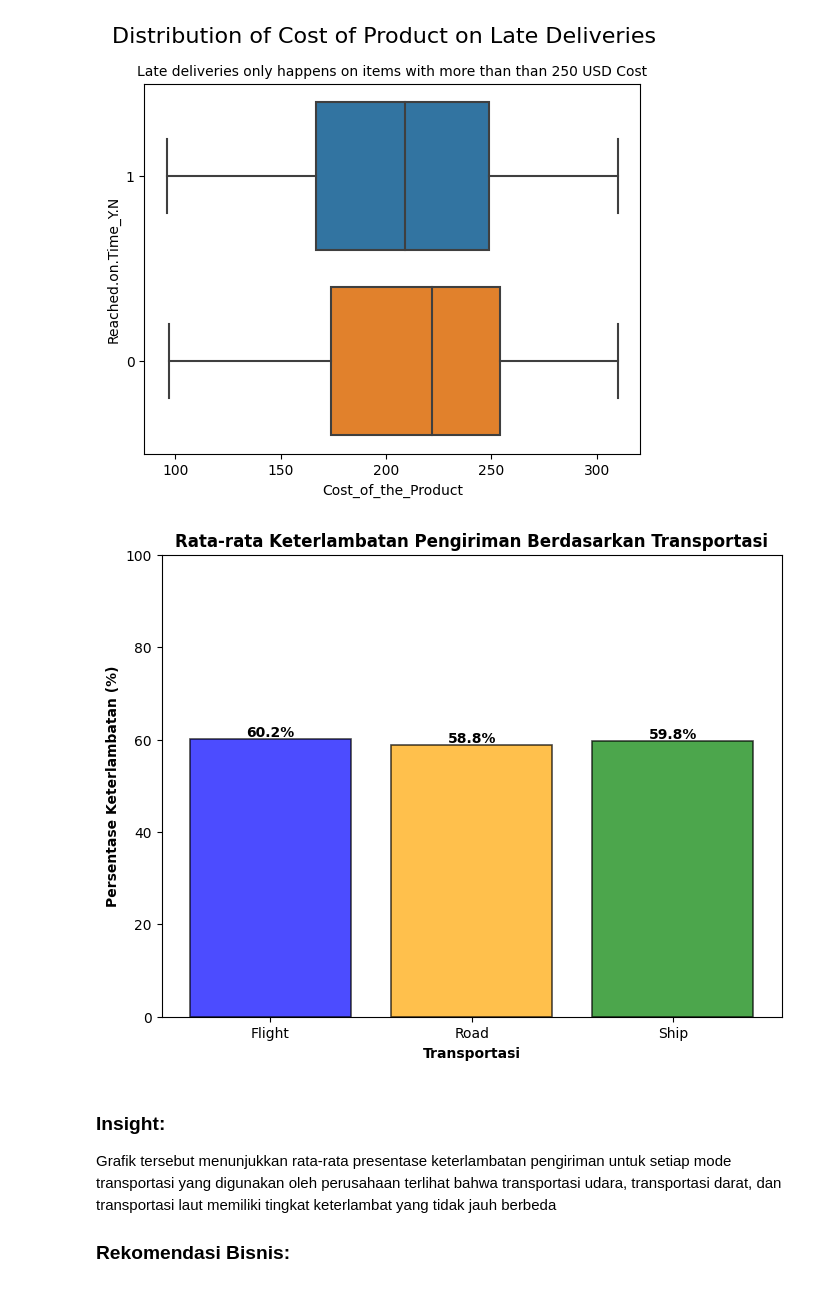
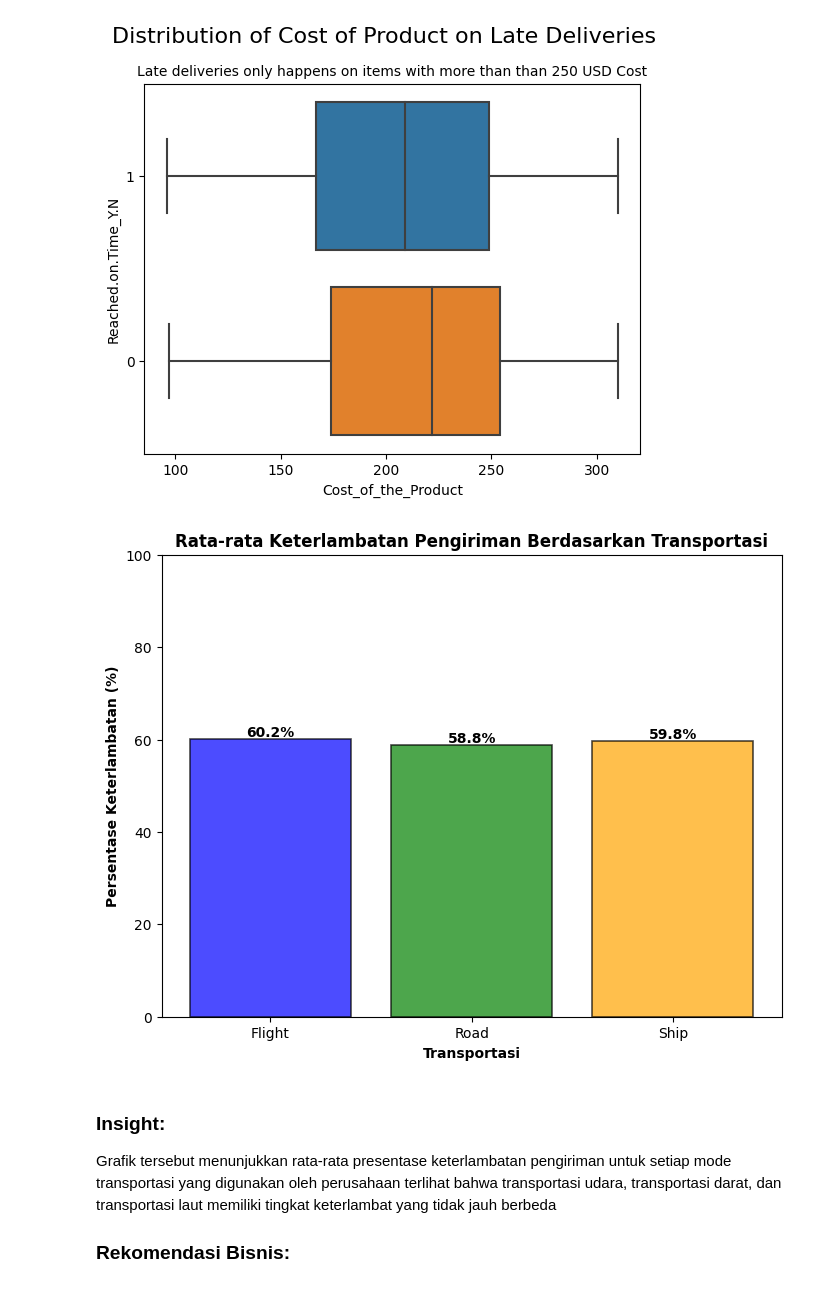
Before and after one commit to mezkymy/ecommerce-ds, a Jupyter notebook: Final_Project_DS_Rakamin_Batch_31_Kelompok_4_(Cobra).ipynb, the cells around one changed output. Cells and saved outputs as stored; diff of their text form; code cells hidden in the pictures.

```diff
--- a/Final_Project_DS_Rakamin_Batch_31_Kelompok_4_(Cobra).ipynb
+++ b/Final_Project_DS_Rakamin_Batch_31_Kelompok_4_(Cobra).ipynb
@@ -414,30 +414,30 @@ plt.show()
 # %%
 import numpy as np
 import matplotlib.pyplot as plt
 import matplotlib.colors as mcolors
 
 # Hitung late delivery percentage untuk setiap mode of transport
 delay_by_shipment = df.groupby('Mode_of_Shipment')['Reached.on.Time_Y.N'].mean() * 100
 
 # Buat bar plot dengan gradient colors dan efek bayangan
 fig, ax = plt.subplots(figsize=(8, 6))
-colors = mcolors.LinearSegmentedColormap.from_list("mycolors", ["blue", "red", "orange", "yellow", "green"])(np.linspace(0, 1, len(delay_by_shipment)))
+colors = mcolors.LinearSegmentedColormap.from_list("mycolors", ["blue", "red", "green", "yellow", "orange"])(np.linspace(0, 1, len(delay_by_shipment)))
 ax.bar(delay_by_shipment.index, delay_by_shipment.values, color=colors, edgecolor='black', linewidth=1.2, alpha=0.7)
 
 # Tambahkan label pada setiap bar
 for i, v in enumerate(delay_by_shipment.values):
     ax.text(i, v+0.5, str(round(v,1)) + '%', ha='center', fontweight='bold')
 
 # Tambahkan label pada sumbu x dan y, serta judul grafik
 ax.set_title('Rata-rata Keterlambatan Pengiriman Berdasarkan Transportasi', fontweight='bold')
 ax.set_xlabel('Transportasi', fontweight='bold')
 ax.set_ylabel('Persentase Keterlambatan (%)', fontweight='bold')
 ax.set_ylim(0, 100)
 
 # Tampilkan grafik
 plt.show()
 # %% [output]
-[figure, old version]
+[figure, new version]
 # %% [markdown]
 ### Insight:
 
```
